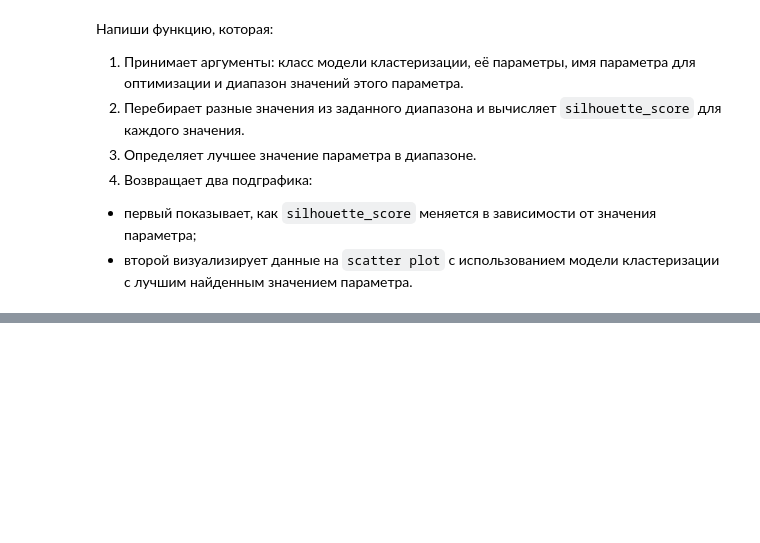
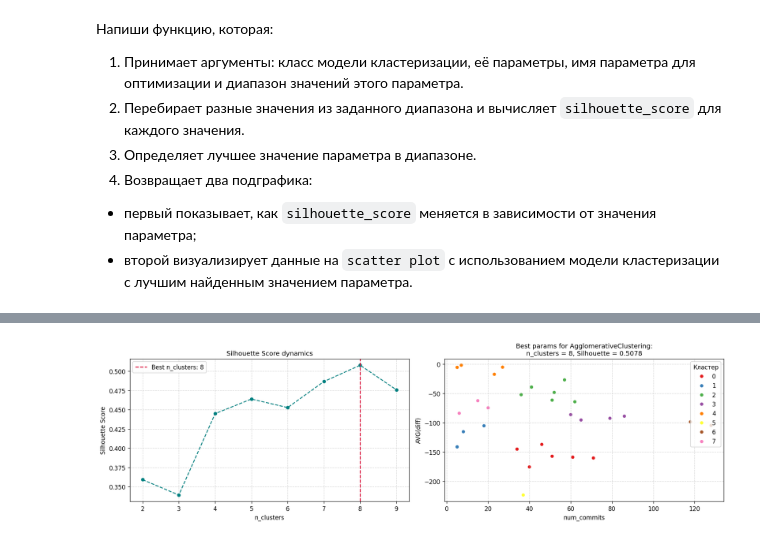
Before and after one commit to RunForJoy/ml-fundamentals-classification-regression-clustering, a Jupyter notebook: src/ex05/05_clustering_RU.ipynb, the cells around one changed output, grey strips where cells are left out. Drawn from its saved outputs; the diff is of its cells as text; code cells hidden in the pictures; blank space fills up the shorter version.

```diff
--- a/src/ex05/05_clustering_RU.ipynb
+++ b/src/ex05/05_clustering_RU.ipynb
@@ -231,0 +317,10 @@ def calc_parameters():
+# %%
+calc_and_plot_model(
+    df=df,
+    model_class=AgglomerativeClustering,
+    params={},
+    param_name="n_clusters",
+    param_range=range(2, 10),
+)
+# %% [output]
+[figure, added]
```
Also changed, not shown: parts of 10 cells of this notebook, 1 other file.
